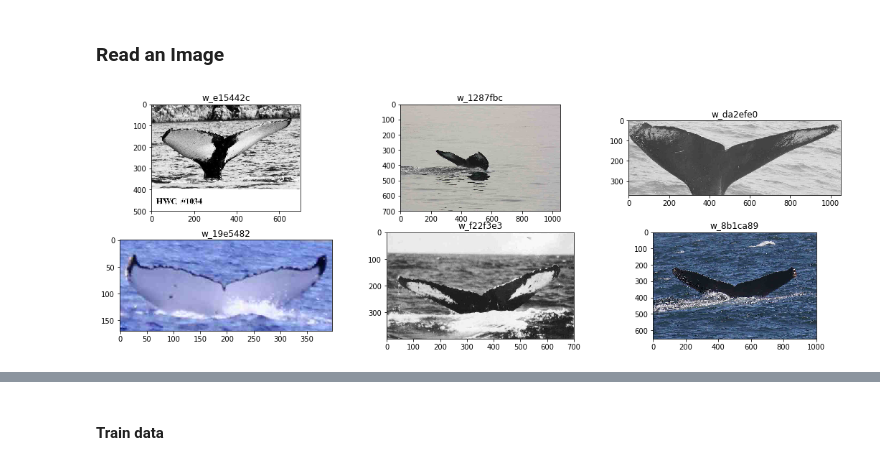
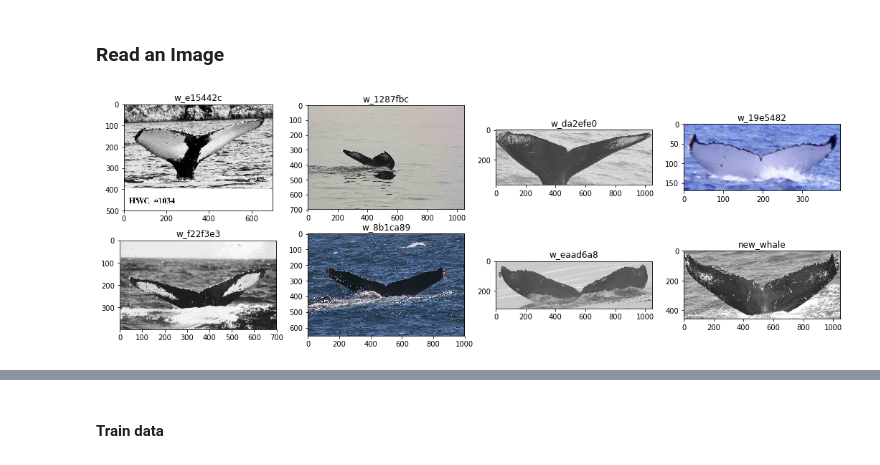
Before and after one commit to rompear/whale_challenge, a Jupyter notebook: Whale.ipynb, the cells around one changed output, grey strips where cells are left out. Saved outputs shown, nothing was run; the diff lists cells and outputs as text; code cells hidden in the pictures.

```diff
--- a/Whale.ipynb
+++ b/Whale.ipynb
@@ -76,6 +76,6 @@ def make_plot_whales(whales):
 
     plt.show()
 # %%
-make_plot_whales(list(df_train.values)[:6])
+make_plot_whales(list(df_train.values)[:8])
 # %% [output]
-[figure, old version]
+[figure, new version]
```
Also changed, not shown: parts of 26 cells of this notebook.
